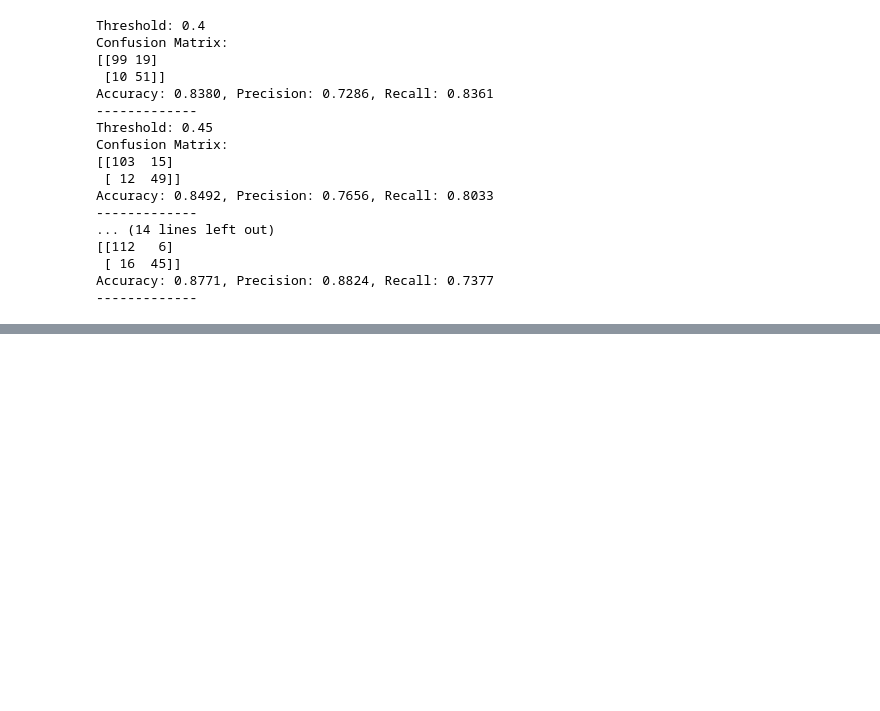
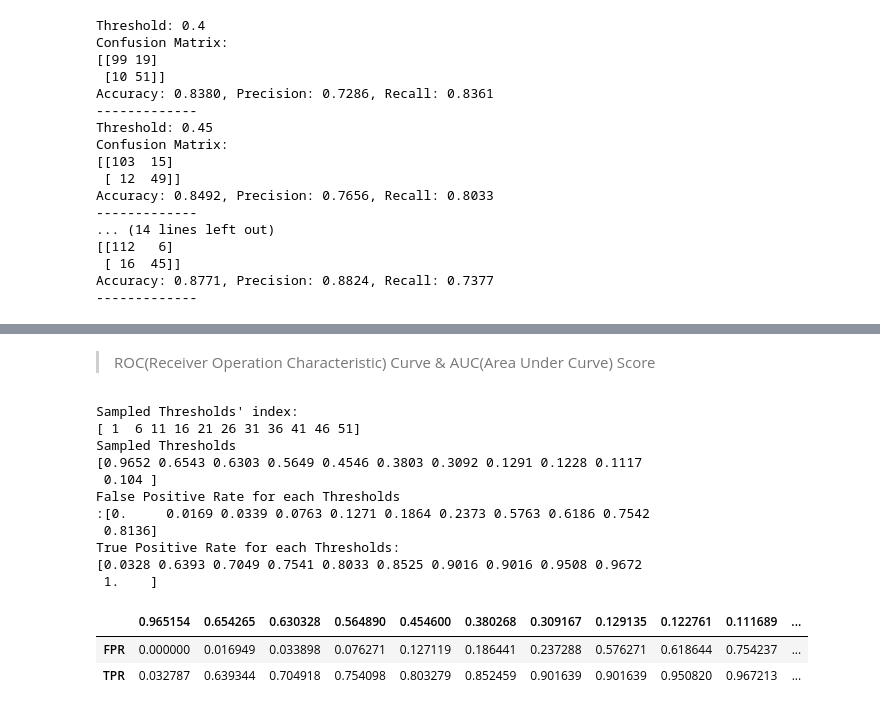
Before and after one commit to Yubin-Hong/python_machine_learning_guide, a Jupyter notebook: 3_Evalutaion.ipynb, the cells around one changed output, grey strips where cells are left out. Drawn from its saved outputs; the diff is of its cells as text; code cells hidden in the pictures; blank space fills up the shorter version.

```diff
--- a/3_Evalutaion.ipynb
+++ b/3_Evalutaion.ipynb
@@ -269,0 +425,36 @@ Accuracy: 0.8771, Precision: 0.8824, Recall: 0.7377
+# %% [markdown]
+>ROC(Receiver Operation Characteristic) Curve & AUC(Area Under Curve) Score
+# %%
+from sklearn.metrics import roc_curve
+
+pred_proba_class1 = LogReg.predict_proba(X_test)[:,1]
+
+FPRs, TPRs, thresholds = roc_curve(Y_test, pred_proba_class1)
+thr_index = np.arange(1, thresholds.shape[0], 5)
+
+print("Sampled Thresholds' index:\n", thr_index, sep='')
+print("Sampled Thresholds\n", np.round(thresholds[thr_index],4), sep='')
+print("False Positive Rate for each Thresholds\n:", np.round(FPRs[thr_index],4), sep='')
+print("True Positive Rate for each Thresholds:\n", np.round(TPRs[thr_index],4), sep='')
+
+ROC_dict = {}
+for i in thr_index:
+    ROC_dict[thresholds[i]] = FPRs[i], TPRs[i]
+ROC_df = pd.DataFrame(ROC_dict)
+ROC_df.index = ['FPR', 'TPR']
+ROC_df
+# %% [output]
+Sampled Thresholds' index:
+[ 1  6 11 16 21 26 31 36 41 46 51]
+Sampled Thresholds
+[0.9652 0.6543 0.6303 0.5649 0.4546 0.3803 0.3092 0.1291 0.1228 0.1117
+ 0.104 ]
+False Positive Rate for each Thresholds
+:[0.     0.0169 0.0339 0.0763 0.1271 0.1864 0.2373 0.5763 0.6186 0.7542
+ 0.8136]
+True Positive Rate for each Thresholds:
+[0.0328 0.6393 0.7049 0.7541 0.8033 0.8525 0.9016 0.9016 0.9508 0.9672
+ 1.    ]
+|  | 0.965154 | 0.654265 | 0.630328 | 0.564890 | 0.454600 | 0.380268 | 0.309167 | 0.129135 | 0.122761 | 0.111689 | ... |
+| FPR | 0.000000 | 0.016949 | 0.033898 | 0.076271 | 0.127119 | 0.186441 | 0.237288 | 0.576271 | 0.618644 | 0.754237 | ... |
+| TPR | 0.032787 | 0.639344 | 0.704918 | 0.754098 | 0.803279 | 0.852459 | 0.901639 | 0.901639 | 0.950820 | 0.967213 | ... |
```
Also changed, not shown: parts of 9 cells of this notebook.
